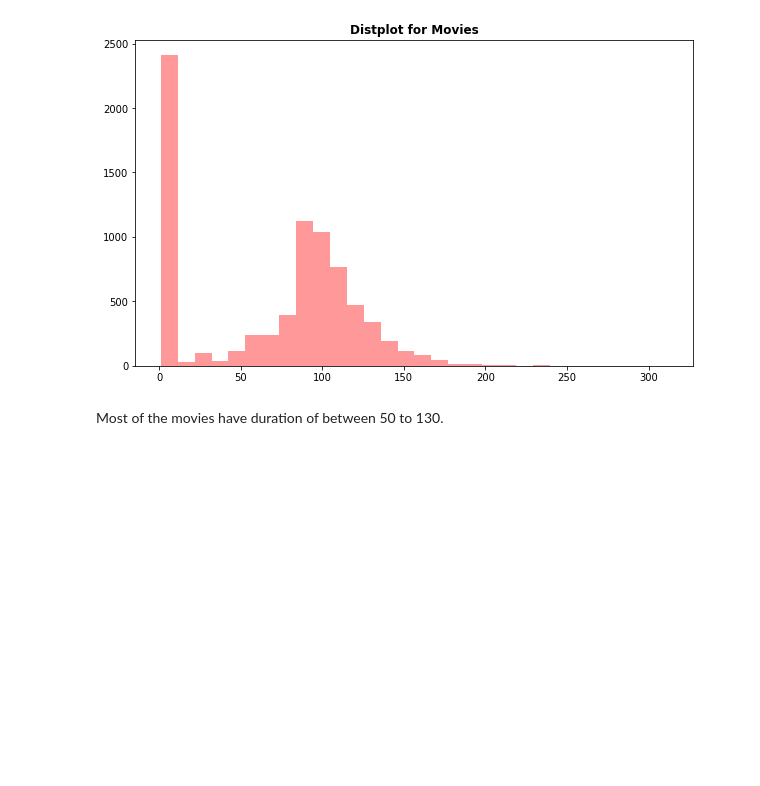
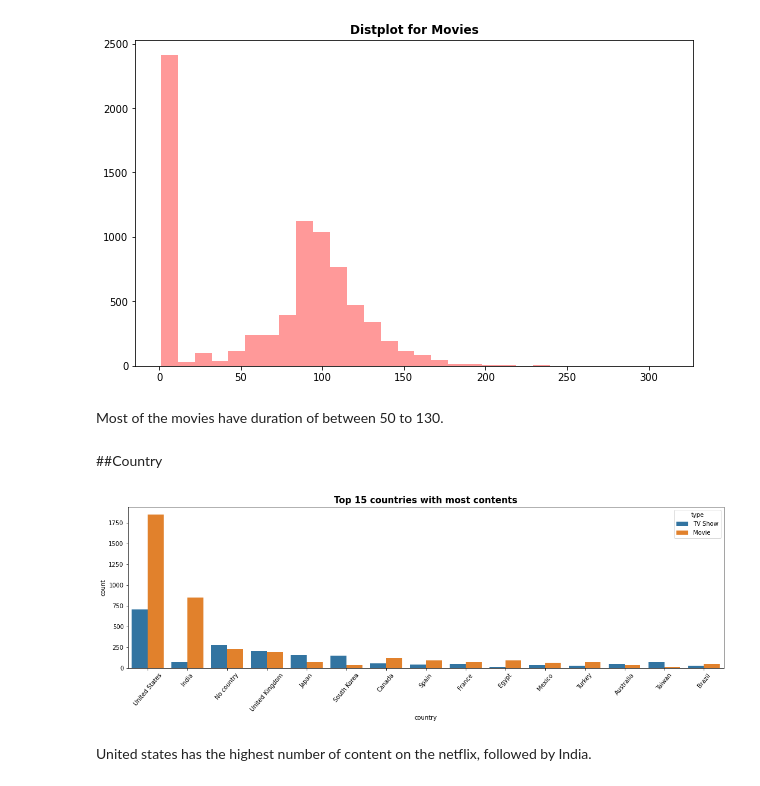
Before and after one commit to Ashfaquesayyed/Netflix-movies-and-TV-shows-clustering, a Jupyter notebook: Netflix_movies_and_TV_shows_clustering.ipynb, the cells around one changed output. Drawn from its saved outputs; the diff is of its cells as text; code cells hidden in the pictures; blank space fills up the shorter version.

```diff
--- a/Netflix_movies_and_TV_shows_clustering.ipynb
+++ b/Netflix_movies_and_TV_shows_clustering.ipynb
@@ -378,3 +378,16 @@ plt.show()
 [figure]
 # %% [markdown]
 Most of the movies have duration of between 50 to 130.
+# %% [markdown]
+##Country
+# %%
+#Analysing top 15 countries with most content
+plt.figure(figsize=(18,5))
+sns.countplot(x=df['country'],order=df['country'].value_counts().index[0:15],hue=df['type'])
+plt.xticks(rotation=50)
+plt.title('Top 15 countries with most contents', fontsize=15, fontweight='bold')
+plt.show()
+# %% [output]
+[figure, added]
+# %% [markdown]
+United states has the highest number of content on the netflix, followed by India.
```
